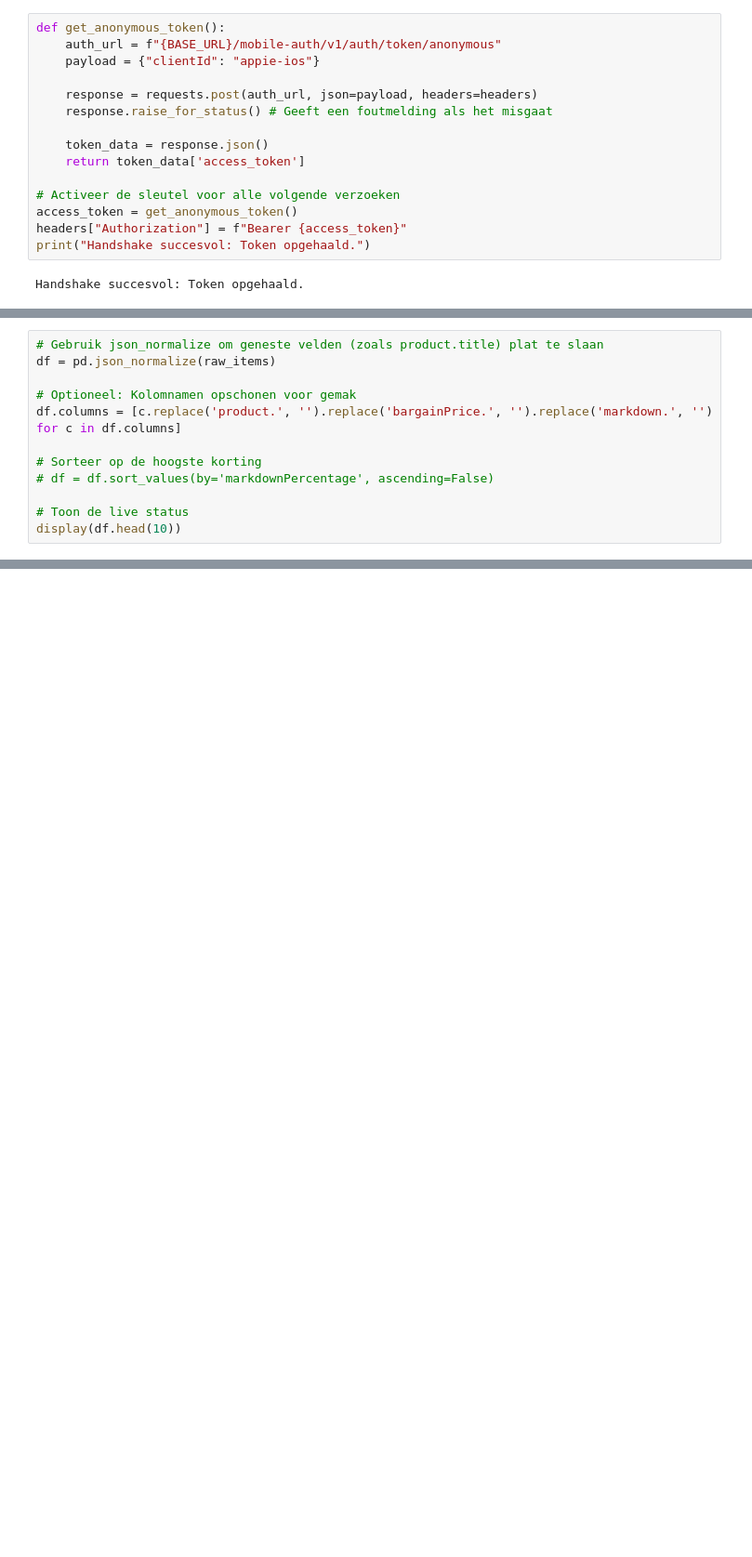
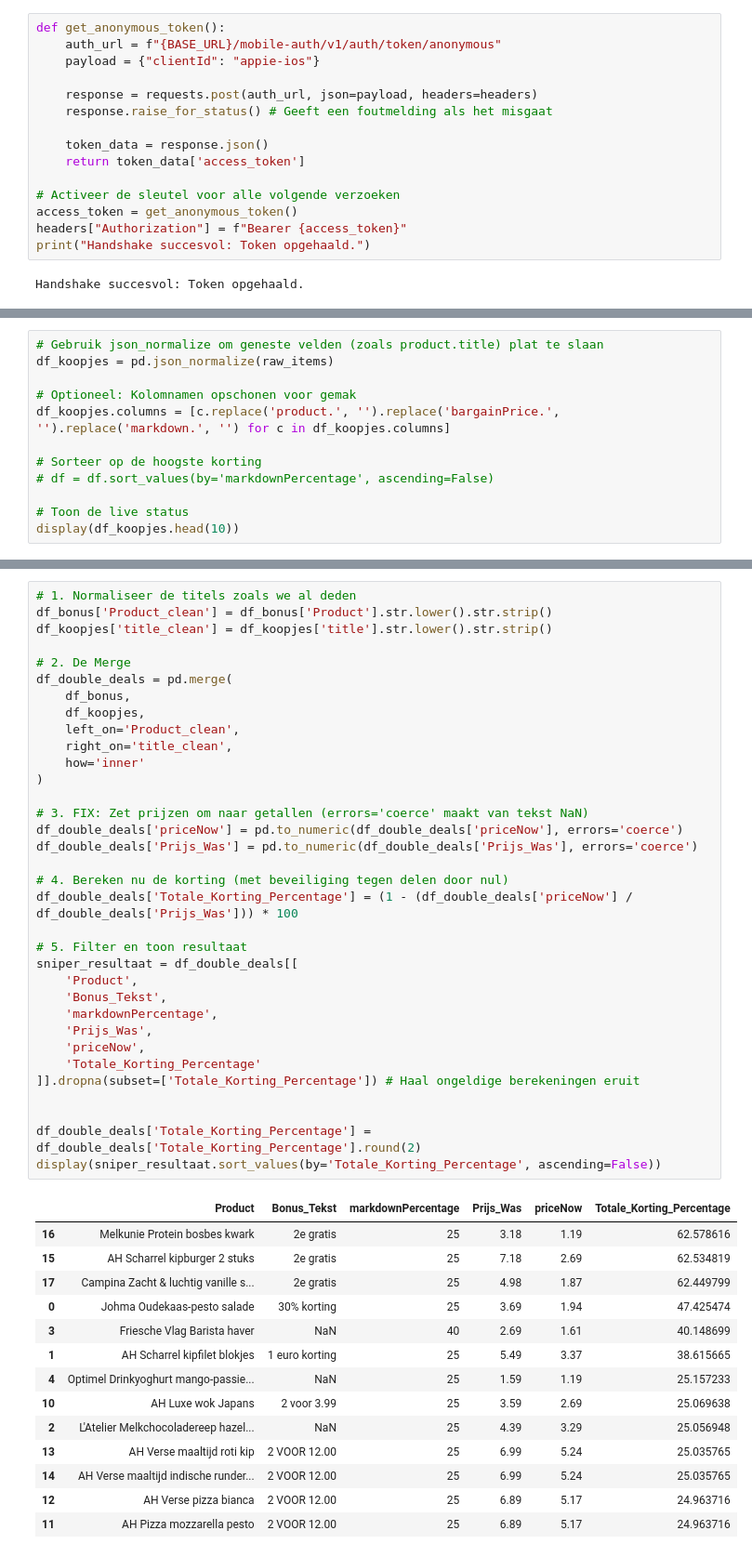
Before and after one commit to Wobknaap/Appie-App, a Jupyter notebook: test.ipynb, the cells around one changed output, grey strips where cells are left out. Shown at 93% size. Drawn from its saved outputs; the diff is of its cells as text; blank space fills up the shorter version.

```diff
--- a/test.ipynb
+++ b/test.ipynb
@@ -97,15 +97,15 @@ else:
 # %%
 # Gebruik json_normalize om geneste velden (zoals product.title) plat te slaan
-df = pd.json_normalize(raw_items)
+df_koopjes = pd.json_normalize(raw_items)
 
 # Optioneel: Kolomnamen opschonen voor gemak
-df.columns = [c.replace('product.', '').replace('bargainPrice.', '').replace('markdown.', '') for c in df.columns]
+df_koopjes.columns = [c.replace('product.', '').replace('bargainPrice.', '').replace('markdown.', '') for c in df_koopjes.columns]
 
 # Sorteer op de hoogste korting
 # df = df.sort_values(by='markdownPercentage', ascending=False)
 
 # Toon de live status
-display(df.head(10))
+display(df_koopjes.head(10))
 # %% [output]
 |  | categoryTitle | stock | priceWas | priceNow | markdownPercentage | markdownExpirationDate | title | ... |
 | 0 | Groente, aardappelen | 2 | 1.99 | 1.19 | 40 | 2026-01-26 | Bieze Rauwkost komkommer | ... |
@@ -120,0 +274,49 @@ display(df.head(10))
+# %%
+# 1. Normaliseer de titels zoals we al deden
+df_bonus['Product_clean'] = df_bonus['Product'].str.lower().str.strip()
+df_koopjes['title_clean'] = df_koopjes['title'].str.lower().str.strip()
+
+# 2. De Merge
+df_double_deals = pd.merge(
+    df_bonus,
+    df_koopjes,
+    left_on='Product_clean',
+    right_on='title_clean',
+    how='inner'
+)
+
+# 3. FIX: Zet prijzen om naar getallen (errors='coerce' maakt van tekst NaN)
+df_double_deals['priceNow'] = pd.to_numeric(df_double_deals['priceNow'], errors='coerce')
+df_double_deals['Prijs_Was'] = pd.to_numeric(df_double_deals['Prijs_Was'], errors='coerce')
+
+# 4. Bereken nu de korting (met beveiliging tegen delen door nul)
+df_double_deals['Totale_Korting_Percentage'] = (1 - (df_double_deals['priceNow'] / df_double_deals['Prijs_Was'])) * 100
+
+# 5. Filter en toon resultaat
+sniper_resultaat = df_double_deals[[
+    'Product',
+    'Bonus_Tekst',
+    'markdownPercentage',
+    'Prijs_Was',
+    'priceNow',
+    'Totale_Korting_Percentage'
+]].dropna(subset=['Totale_Korting_Percentage']) # Haal ongeldige berekeningen eruit
+
+
+df_double_deals['Totale_Korting_Percentage'] = df_double_deals['Totale_Korting_Percentage'].round(2)
+display(sniper_resultaat.sort_values(by='Totale_Korting_Percentage', ascending=False))
+# %% [output]
+|  | Product | Bonus_Tekst | markdownPercentage | Prijs_Was | priceNow | Totale_Korting_Percentage |
+| 16 | Melkunie Protein bosbes kwark | 2e gratis | 25 | 3.18 | 1.19 | 62.578616 |
+| 15 | AH Scharrel kipburger 2 stuks | 2e gratis | 25 | 7.18 | 2.69 | 62.534819 |
+| 17 | Campina Zacht & luchtig vanille s... | 2e gratis | 25 | 4.98 | 1.87 | 62.449799 |
+| 0 | Johma Oudekaas-pesto salade | 30% korting | 25 | 3.69 | 1.94 | 47.425474 |
+| 3 | Friesche Vlag Barista haver | NaN | 40 | 2.69 | 1.61 | 40.148699 |
+| 1 | AH Scharrel kipfilet blokjes | 1 euro korting | 25 | 5.49 | 3.37 | 38.615665 |
+| 4 | Optimel Drinkyoghurt mango-passie... | NaN | 25 | 1.59 | 1.19 | 25.157233 |
+| 10 | AH Luxe wok Japans | 2 voor 3.99 | 25 | 3.59 | 2.69 | 25.069638 |
+| 2 | L'Atelier Melkchocoladereep hazel... | NaN | 25 | 4.39 | 3.29 | 25.056948 |
+| 13 | AH Verse maaltijd roti kip | 2 VOOR 12.00 | 25 | 6.99 | 5.24 | 25.035765 |
+| 14 | AH Verse maaltijd indische runder... | 2 VOOR 12.00 | 25 | 6.99 | 5.24 | 25.035765 |
+| 12 | AH Verse pizza bianca | 2 VOOR 12.00 | 25 | 6.89 | 5.17 | 24.963716 |
+| 11 | AH Pizza mozzarella pesto | 2 VOOR 12.00 | 25 | 6.89 | 5.17 | 24.963716 |
```
Also changed, not shown: parts of 7 cells of this notebook, 1 other file.
